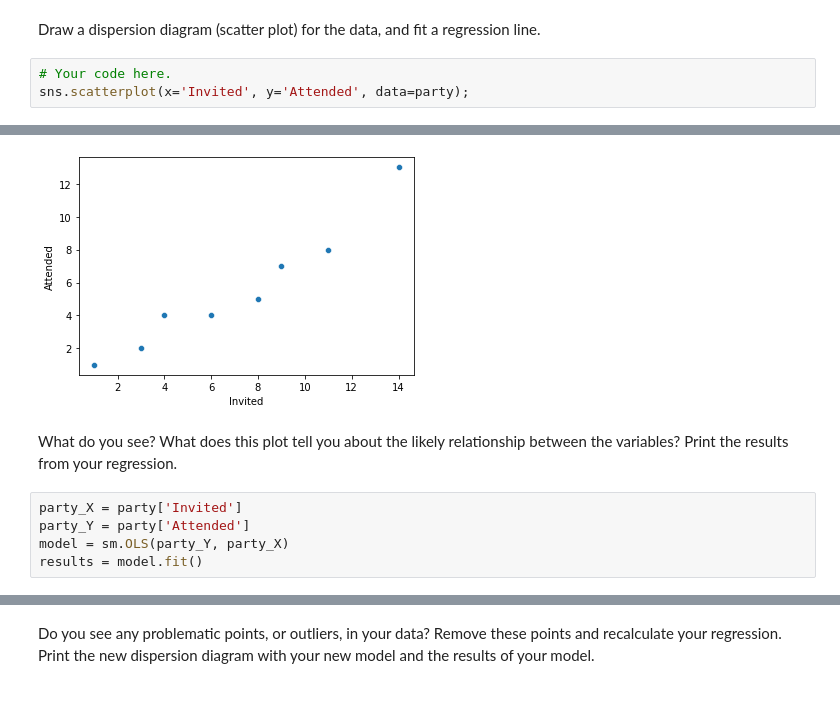
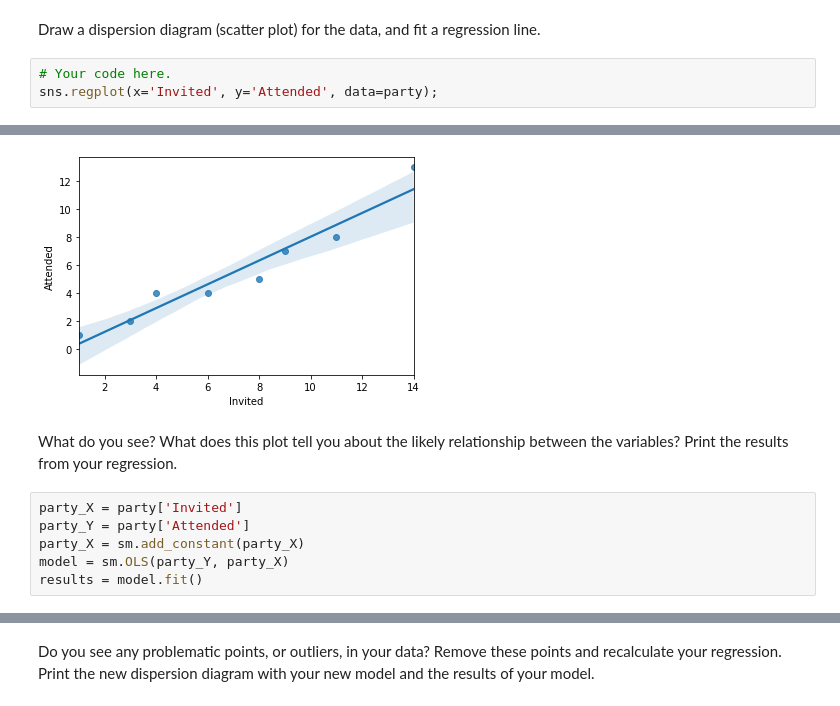
Before and after one commit to EtienneNL/data_analytics202103_module_3, a Jupyter notebook: labs/module_3_labs/Linear-Regression-Analysis/your_code/main.ipynb, the cells around one changed output, grey strips where cells are left out. Cells and saved outputs as stored; diff of their text form.

```diff
--- a/labs/module_3_labs/Linear-Regression-Analysis/your_code/main.ipynb
+++ b/labs/module_3_labs/Linear-Regression-Analysis/your_code/main.ipynb
@@ -244,15 +244,16 @@ party = pd.DataFrame({'Invited': [1, 3, 4, 6, 8, 9, 11, 14], 'Attended': [1, 2,
 Draw a dispersion diagram (scatter plot) for the data, and fit a regression line.
 # %%
 # Your code here.
-sns.scatterplot(x='Invited', y='Attended', data=party);
+sns.regplot(x='Invited', y='Attended', data=party);
 # %% [output]
 [interactive output not drawn]
-[figure, old version]
+[figure, new version]
 # %% [markdown]
 What do you see? What does this plot tell you about the likely relationship between the variables? Print the results from your regression.
 # %%
 party_X = party['Invited']
 party_Y = party['Attended']
+party_X = sm.add_constant(party_X)
 model = sm.OLS(party_Y, party_X)
 results = model.fit()
 # %%
```
Also changed, not shown: parts of 10 cells of this notebook.
